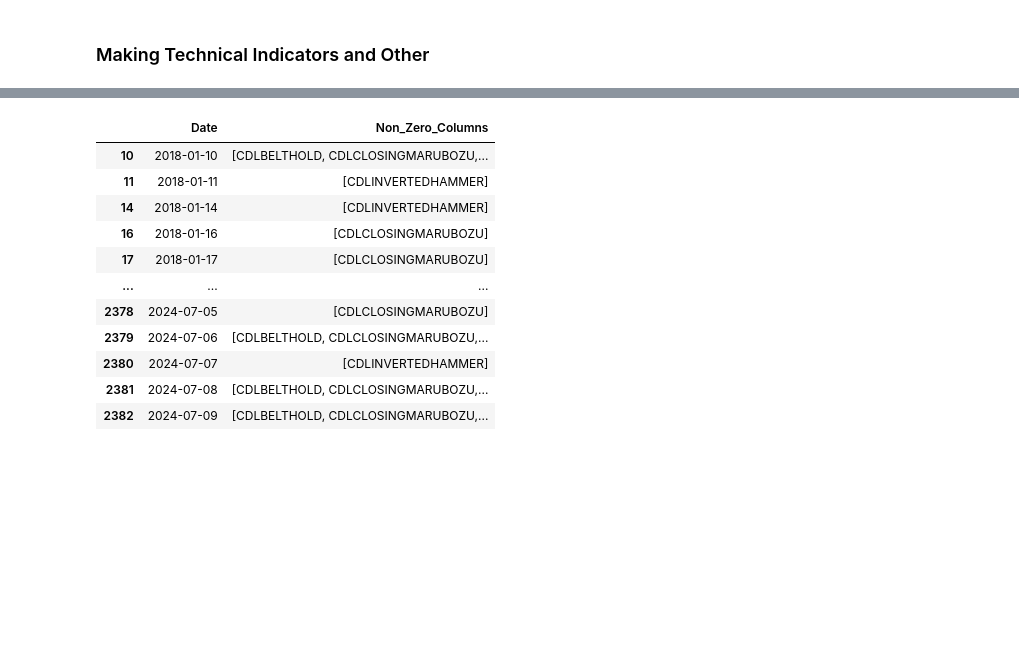
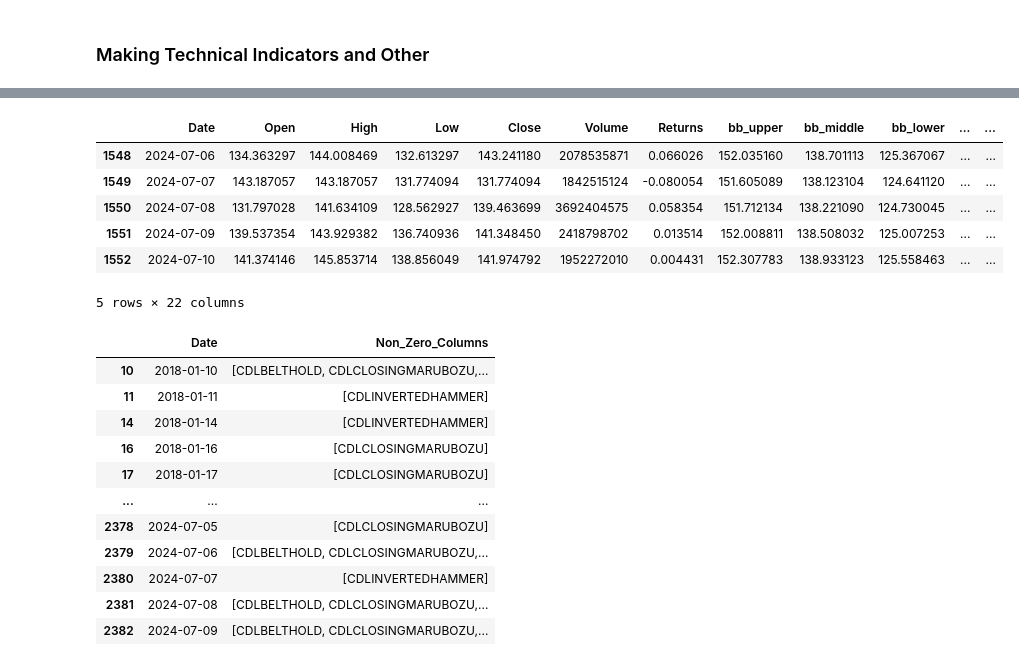
Before and after one commit to NumericCamel/Crypto, a Jupyter notebook: notebooks/Weekly_Technical.ipynb, the cells around one changed output, grey strips where cells are left out. Saved outputs shown, nothing was run; the diff lists cells and outputs as text; code cells hidden in the pictures; blank space fills up the shorter version.

```diff
--- a/notebooks/Weekly_Technical.ipynb
+++ b/notebooks/Weekly_Technical.ipynb
@@ -26,0 +24,4 @@ Data for BTC-USD from 2018-01-01 to 2024-07-10 has been downloaded successfully
+# %%
+btc = get_prices('SOL-USD', start_date='2018-01-01')
+snp = get_prices('SNP', start_date='2018-01-01')
+btc_a = get_prices(start_date='2018-01-01')
@@ -48,3 +34,41 @@ btc_ta.tail(5)
+# %%
+btc_ta = btc.drop('Adj Close', axis=1).copy()
+snp_ta = snp.drop('Adj Close', axis=1).copy()
+btc_a_ta = btc_a.drop('Adj Close', axis=1).copy()
+# Overlay
+btc_ta['bb_upper'], btc_ta['bb_middle'], btc_ta['bb_lower'] = ta.BBANDS(btc_ta.Close, 20, 2)
+btc_ta['SAR'] = ta.SAR(btc_ta.High, btc_ta.Low, acceleration=0.02, maximum=0.2)
+btc_ta['t3'] = ta.T3(btc_ta.Close, 5, 0.7)
+btc_ta['200MA'] = ta.MA(btc_ta.Close, 200)
+
+# Momentum
+btc_ta['Stochastic'] =  ta.STOCH(btc_ta.High, btc_ta.Low, btc_ta.Close, 14, 14, 0, 3, 0.5)[1]
+btc_ta['RSI'] = ta.RSI(btc_ta.Close, 14)
+btc_ta['CCI'] = ta.CCI(btc_ta.High, btc_ta.Low, btc_ta.Close, 14)
+btc_ta['MACD'], btc_ta['MACD_Signal'], btc_ta['MACD_Hist'] = ta.MACD(btc_ta.Close, 12, 26, 9)
+btc_ta['ROC'] = ta.ROC(btc_ta.Close, 12)
+
+# Volume
+btc_ta['OBV'] = ta.OBV(btc_ta.Close, btc_ta.Volume)
+btc_ta['CMF'] = ta.ADOSC(btc_ta.High, btc_ta.Low, btc_ta.Close, btc_ta.Volume, 20)
+
+### SNP Chart
+snp_ta['MA'] = ta.MA(snp_ta.Close, 200)
+snp_ta['21MA'] = ta.MA(snp_ta.Close, 21)
+
+### BTC _ A
+btc_a_ta['MA'] = ta.MA(btc_a_ta.Close, 200)
+btc_a_ta['21MA'] = ta.MA(btc_a_ta.Close, 21)
+
+btc_ta.tail(5)
+# %% [output]
+|  | Date | Open | High | Low | Close | Volume | Returns | bb_upper | bb_middle | bb_lower | ... | ... |
+| 1548 | 2024-07-06 | 134.363297 | 144.008469 | 132.613297 | 143.241180 | 2078535871 | 0.066026 | 152.035160 | 138.701113 | 125.367067 | ... | ... |
+| 1549 | 2024-07-07 | 143.187057 | 143.187057 | 131.774094 | 131.774094 | 1842515124 | -0.080054 | 151.605089 | 138.123104 | 124.641120 | ... | ... |
+| 1550 | 2024-07-08 | 131.797028 | 141.634109 | 128.562927 | 139.463699 | 3692404575 | 0.058354 | 151.712134 | 138.221090 | 124.730045 | ... | ... |
+| 1551 | 2024-07-09 | 139.537354 | 143.929382 | 136.740936 | 141.348450 | 2418798702 | 0.013514 | 152.008811 | 138.508032 | 125.007253 | ... | ... |
+| 1552 | 2024-07-10 | 141.374146 | 145.853714 | 138.856049 | 141.974792 | 1952272010 | 0.004431 | 152.307783 | 138.933123 | 125.558463 | ... | ... |
+5 rows × 22 columns
 # %%
 # Make dataframe for all chart recognition
 
```
Also changed, not shown: parts of 12 cells of this notebook, 2 other files.
